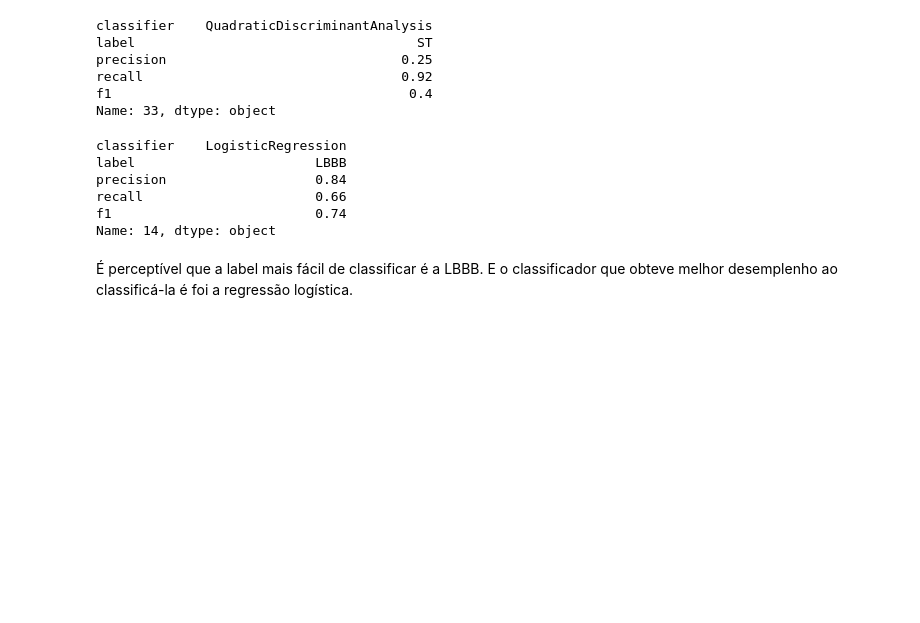
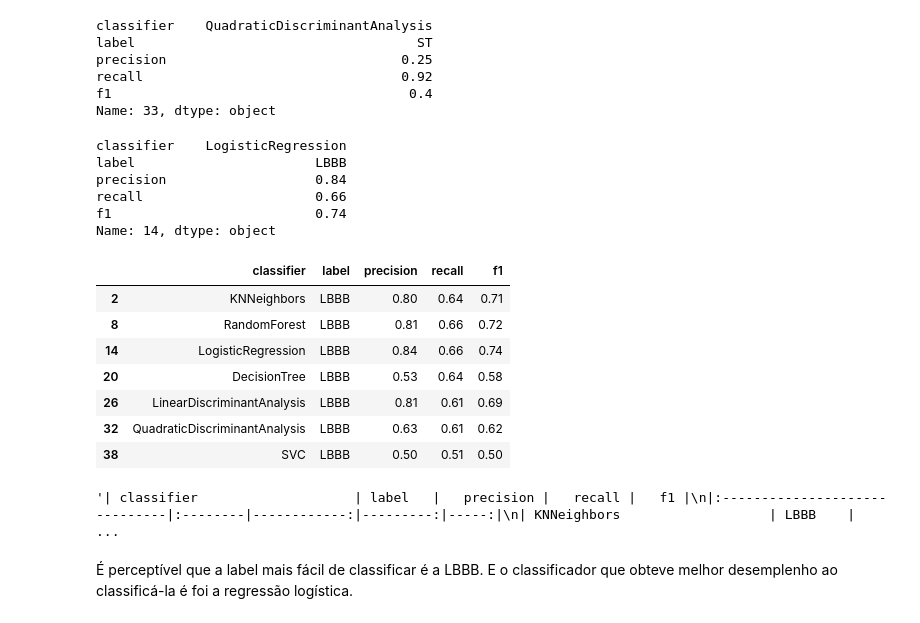
Before and after one commit to raularaju/visibility_graph_classifier, a Jupyter notebook: teste.ipynb, the cells around one changed output. Drawn from its saved outputs; the diff is of its cells as text; code cells hidden in the pictures; blank space fills up the shorter version.

```diff
--- a/teste.ipynb
+++ b/teste.ipynb
@@ -402,5 +422,20 @@ precision                   0.84
 recall                      0.66
 f1                          0.74
 Name: 14, dtype: object
+# %%
+df_results_per_class[df_results_per_class['label'] == 'LBBB']
+# %% [output]
+|  | classifier | label | precision | recall | f1 |
+| 2 | KNNeighbors | LBBB | 0.80 | 0.64 | 0.71 |
+| 8 | RandomForest | LBBB | 0.81 | 0.66 | 0.72 |
+| 14 | LogisticRegression | LBBB | 0.84 | 0.66 | 0.74 |
+| 20 | DecisionTree | LBBB | 0.53 | 0.64 | 0.58 |
+| 26 | LinearDiscriminantAnalysis | LBBB | 0.81 | 0.61 | 0.69 |
+| 32 | QuadraticDiscriminantAnalysis | LBBB | 0.63 | 0.61 | 0.62 |
+| 38 | SVC | LBBB | 0.50 | 0.51 | 0.50 |
+# %%
+df_results_per_class[df_results_per_class['label'] == 'LBBB'].to_markdown(index=False)
+# %% [output]
+'| classifier                    | label   |   precision |   recall |   f1 |\n|:------------------------------|:--------|------------:|---------:|-----:|\n| KNNeighbors                   | LBBB    |   ...
 # %% [markdown]
 É perceptível que a label mais fácil de classificar é a LBBB. E o classificador que obteve melhor desemplenho ao classificá-la é foi a regressão logística.
```
Also changed, not shown: parts of 142 cells of this notebook.
